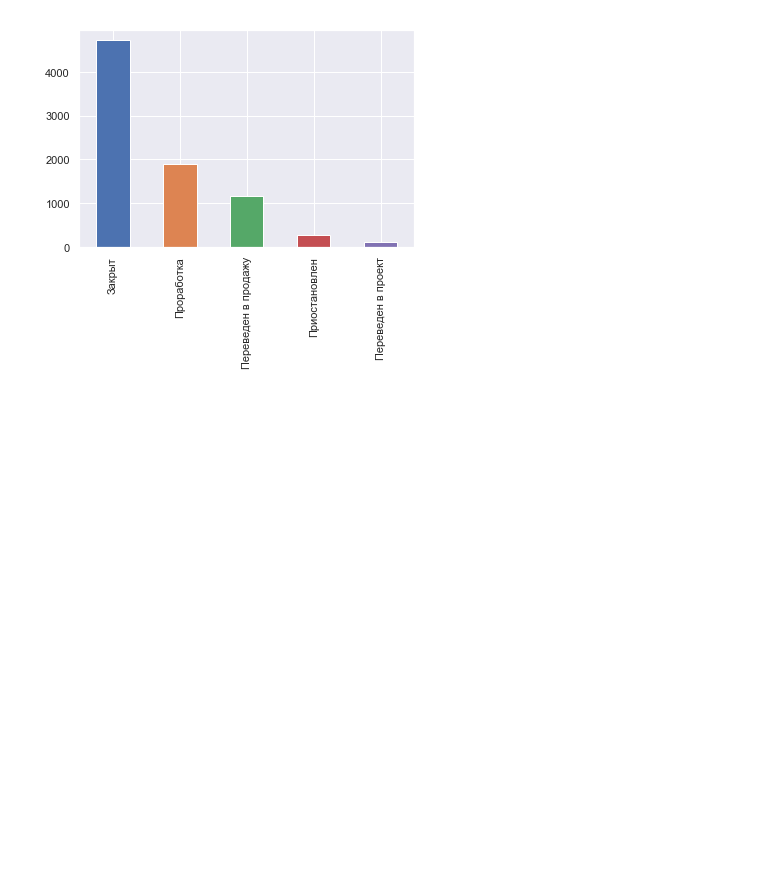
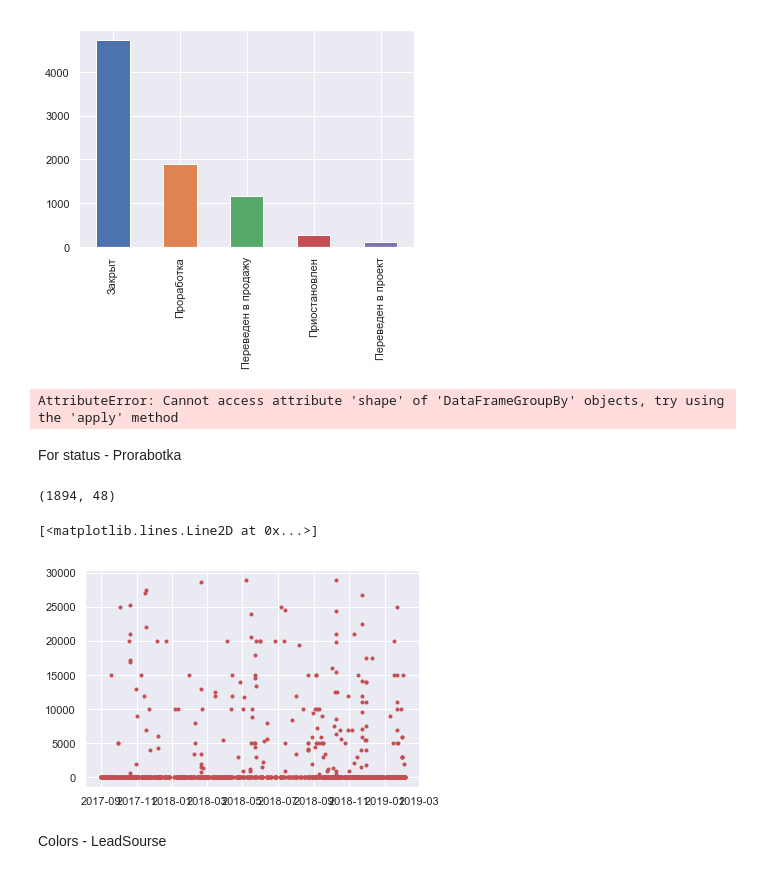
Before and after one commit to Azmitrok/DataSciencePractice, a Jupyter notebook: MyDataScience/Dima_DataAnalysis/Leads_EDA.ipynb, the cells around one changed output. Drawn from its saved outputs; the diff is of its cells as text; code cells hidden in the pictures; blank space fills up the shorter version.

```diff
--- a/MyDataScience/Dima_DataAnalysis/Leads_EDA.ipynb
+++ b/MyDataScience/Dima_DataAnalysis/Leads_EDA.ipynb
@@ -70,3 +85,21 @@ df.QStatus.value_counts().plot(kind='bar')
 # %% [output]
 <matplotlib.axes._subplots.AxesSubplot at 0x...>
 [figure]
+# %%
+gr1 = df.groupby(['QStatus', 'LeadSource'])
+gr1.shape
+# %% [output]
+AttributeError: Cannot access attribute 'shape' of 'DataFrameGroupBy' objects, try using the 'apply' method
+# %% [markdown]
+For status - Prorabotka
+# %%
+df2 = df[df.QStatus=='Проработка']
+print(df2.shape)
+df3 = df2[df2.UsrAmount < max(df2.UsrAmount)/1000]
+plt.plot(df3.CreatedOn1, df3.UsrAmount, 'r.')
+# %% [output]
+(1894, 48)
+[<matplotlib.lines.Line2D at 0x...>]
+[figure, added]
+# %% [markdown]
+Colors - LeadSourse
```
Also changed, not shown: parts of 5 cells of this notebook.
